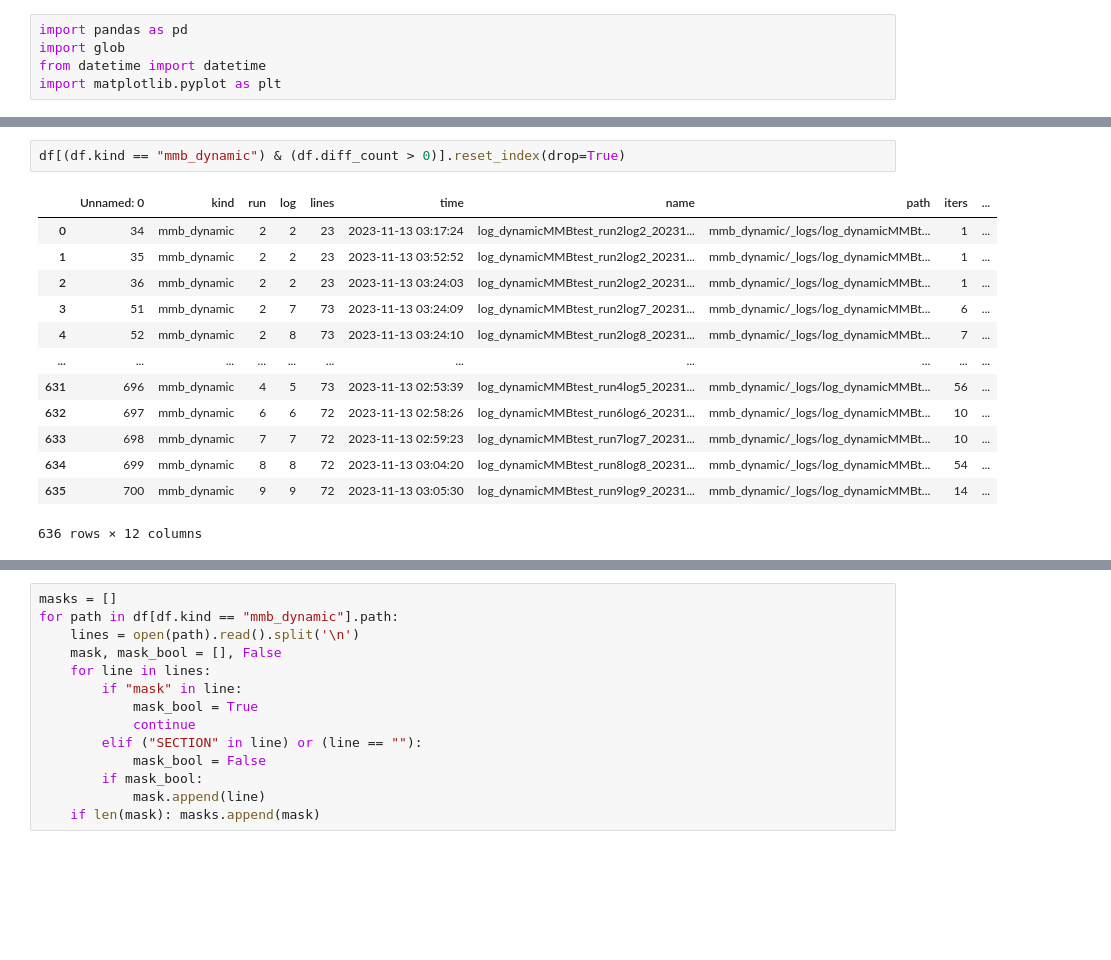
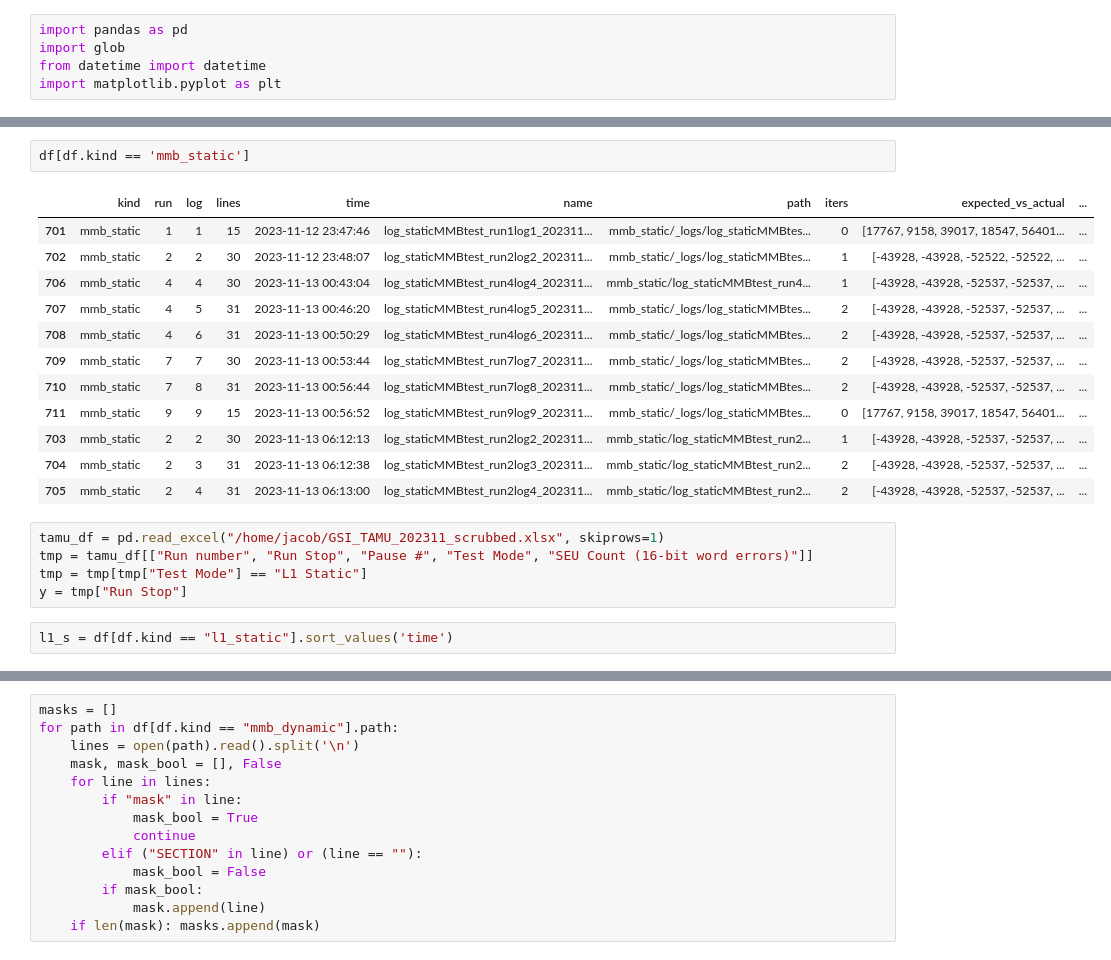
Before and after one commit to jtbenson116/radTestLogBackup, a Jupyter notebook: results.ipynb, the cells around one changed output, grey strips where cells are left out. Saved outputs shown, nothing was run; the diff lists cells and outputs as text; blank space fills up the shorter version.

Commit message:
notebook update UNRESOLVED ERRORS

```diff
--- a/results.ipynb
+++ b/results.ipynb
@@ -105,16 +106,22 @@ our_bits
-# %%
-df[(df.kind == "mmb_dynamic") & (df.diff_count > 0)].reset_index(drop=True)
-# %% [output]
-|  | Unnamed: 0 | kind | run | log | lines | time | name | path | iters | ... |
-| 0 | 34 | mmb_dynamic | 2 | 2 | 23 | 2023-11-13 03:17:24 | log_dynamicMMBtest_run2log2_20231... | mmb_dynamic/_logs/log_dynamicMMBt... | 1 | ... |
-| 1 | 35 | mmb_dynamic | 2 | 2 | 23 | 2023-11-13 03:52:52 | log_dynamicMMBtest_run2log2_20231... | mmb_dynamic/_logs/log_dynamicMMBt... | 1 | ... |
-| 2 | 36 | mmb_dynamic | 2 | 2 | 23 | 2023-11-13 03:24:03 | log_dynamicMMBtest_run2log2_20231... | mmb_dynamic/_logs/log_dynamicMMBt... | 1 | ... |
-| 3 | 51 | mmb_dynamic | 2 | 7 | 73 | 2023-11-13 03:24:09 | log_dynamicMMBtest_run2log7_20231... | mmb_dynamic/_logs/log_dynamicMMBt... | 6 | ... |
-| 4 | 52 | mmb_dynamic | 2 | 8 | 73 | 2023-11-13 03:24:10 | log_dynamicMMBtest_run2log8_20231... | mmb_dynamic/_logs/log_dynamicMMBt... | 7 | ... |
-| ... | ... | ... | ... | ... | ... | ... | ... | ... | ... | ... |
-| 631 | 696 | mmb_dynamic | 4 | 5 | 73 | 2023-11-13 02:53:39 | log_dynamicMMBtest_run4log5_20231... | mmb_dynamic/_logs/log_dynamicMMBt... | 56 | ... |
-| 632 | 697 | mmb_dynamic | 6 | 6 | 72 | 2023-11-13 02:58:26 | log_dynamicMMBtest_run6log6_20231... | mmb_dynamic/_logs/log_dynamicMMBt... | 10 | ... |
-| 633 | 698 | mmb_dynamic | 7 | 7 | 72 | 2023-11-13 02:59:23 | log_dynamicMMBtest_run7log7_20231... | mmb_dynamic/_logs/log_dynamicMMBt... | 10 | ... |
-| 634 | 699 | mmb_dynamic | 8 | 8 | 72 | 2023-11-13 03:04:20 | log_dynamicMMBtest_run8log8_20231... | mmb_dynamic/_logs/log_dynamicMMBt... | 54 | ... |
-| 635 | 700 | mmb_dynamic | 9 | 9 | 72 | 2023-11-13 03:05:30 | log_dynamicMMBtest_run9log9_20231... | mmb_dynamic/_logs/log_dynamicMMBt... | 14 | ... |
-636 rows × 12 columns
+# %%
+df[df.kind == 'mmb_static']
+# %% [output]
+|  | kind | run | log | lines | time | name | path | iters | expected_vs_actual | ... |
+| 701 | mmb_static | 1 | 1 | 15 | 2023-11-12 23:47:46 | log_staticMMBtest_run1log1_202311... | mmb_static/_logs/log_staticMMBtes... | 0 | [17767, 9158, 39017, 18547, 56401... | ... |
+| 702 | mmb_static | 2 | 2 | 30 | 2023-11-12 23:48:07 | log_staticMMBtest_run2log2_202311... | mmb_static/_logs/log_staticMMBtes... | 1 | [-43928, -43928, -52522, -52522, ... | ... |
+| 706 | mmb_static | 4 | 4 | 30 | 2023-11-13 00:43:04 | log_staticMMBtest_run4log4_202311... | mmb_static/log_staticMMBtest_run4... | 1 | [-43928, -43928, -52537, -52537, ... | ... |
+| 707 | mmb_static | 4 | 5 | 31 | 2023-11-13 00:46:20 | log_staticMMBtest_run4log5_202311... | mmb_static/_logs/log_staticMMBtes... | 2 | [-43928, -43928, -52537, -52537, ... | ... |
+| 708 | mmb_static | 4 | 6 | 31 | 2023-11-13 00:50:29 | log_staticMMBtest_run4log6_202311... | mmb_static/_logs/log_staticMMBtes... | 2 | [-43928, -43928, -52537, -52537, ... | ... |
+| 709 | mmb_static | 7 | 7 | 30 | 2023-11-13 00:53:44 | log_staticMMBtest_run7log7_202311... | mmb_static/_logs/log_staticMMBtes... | 2 | [-43928, -43928, -52537, -52537, ... | ... |
+| 710 | mmb_static | 7 | 8 | 31 | 2023-11-13 00:56:44 | log_staticMMBtest_run7log8_202311... | mmb_static/_logs/log_staticMMBtes... | 2 | [-43928, -43928, -52537, -52537, ... | ... |
+| 711 | mmb_static | 9 | 9 | 15 | 2023-11-13 00:56:52 | log_staticMMBtest_run9log9_202311... | mmb_static/_logs/log_staticMMBtes... | 0 | [17767, 9158, 39017, 18547, 56401... | ... |
+| 703 | mmb_static | 2 | 2 | 30 | 2023-11-13 06:12:13 | log_staticMMBtest_run2log2_202311... | mmb_static/log_staticMMBtest_run2... | 1 | [-43928, -43928, -52537, -52537, ... | ... |
+| 704 | mmb_static | 2 | 3 | 31 | 2023-11-13 06:12:38 | log_staticMMBtest_run2log3_202311... | mmb_static/log_staticMMBtest_run2... | 2 | [-43928, -43928, -52537, -52537, ... | ... |
+| 705 | mmb_static | 2 | 4 | 31 | 2023-11-13 06:13:00 | log_staticMMBtest_run2log4_202311... | mmb_static/log_staticMMBtest_run2... | 2 | [-43928, -43928, -52537, -52537, ... | ... |
+# %%
+tamu_df = pd.read_excel("/home/jacob/GSI_TAMU_202311_scrubbed.xlsx", skiprows=1)
+tmp = tamu_df[["Run number", "Run Stop", "Pause #", "Test Mode", "SEU Count (16-bit word errors)"]]
+tmp = tmp[tmp["Test Mode"] == "L1 Static"]
+y = tmp["Run Stop"]
+# %%
+l1_s = df[df.kind == "l1_static"].sort_values('time')
```
Also changed, not shown: parts of 8 cells of this notebook, 1 other file.
